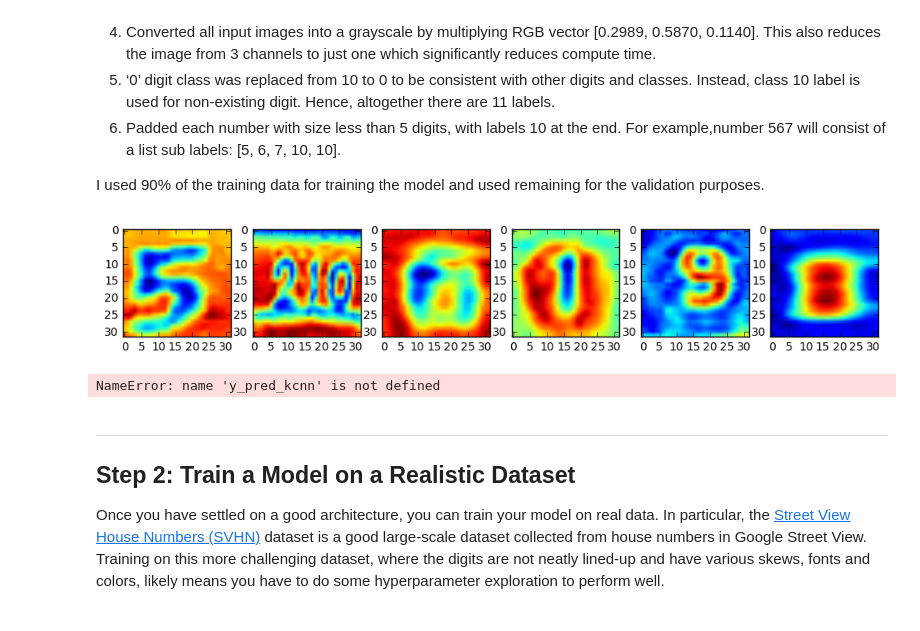
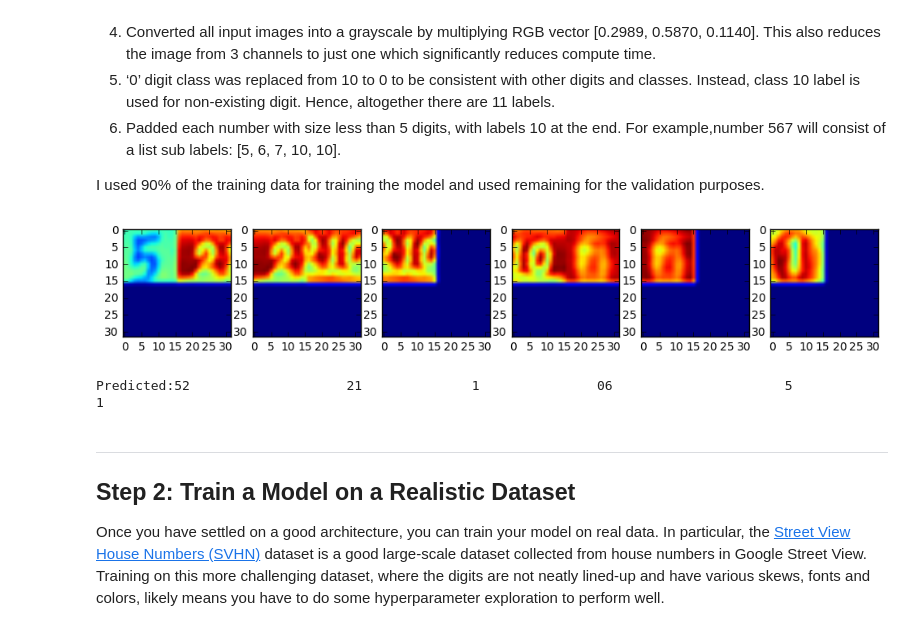
Before and after one commit to dkumar95120/machine_learning_dk, a Jupyter notebook: projects/digit_recognition/digit_recognition.ipynb, the cells around one changed output. Drawn from its saved outputs; the diff is of its cells as text; code cells hidden in the pictures.

```diff
--- a/projects/digit_recognition/digit_recognition.ipynb
+++ b/projects/digit_recognition/digit_recognition.ipynb
@@ -609,25 +615,32 @@ During data preprocessing I implemented these steps:
 
 I used 90% of the training data for training the model and used remaining for the validation purposes.
 # %%
+from keras.models import load_model
+kcnn_model = load_model('kcnn_model.h5')
+# compute true accuracy by comparing all digits in the label
+y_pred_kcnn = kcnn_model.predict(X_tests)
+
 fig = plt.figure(figsize=(12, 6), dpi=82)
 for i in range(6):
     plt.subplot(1,6,i+1)
     img=X_tests[i].reshape(image_size,image_size)
     plt.imshow(img)
 plt.show()
 #get predicted labels for these images
 y=np.argmax(y_pred_kcnn, axis=2).T
 x='Predicted:'
 for i in range(6):
+    if (i==4):
+        x = x +'\t'
     for j in y[i]:
         if j == 10:
             break
         x = x + str(j)
-    x=x+'\t\t'
+    x=x+'     \t\t'
 print(x)
 # %% [output]
-[figure, old version]
+[figure, new version]
-NameError: name 'y_pred_kcnn' is not defined
+Predicted:52                    21              1               06                      5               1
 # %% [markdown]
 ----
 ## Step 2: Train a Model on a Realistic Dataset
```
Also changed, not shown: parts of 2 cells of this notebook, 1 other file.
